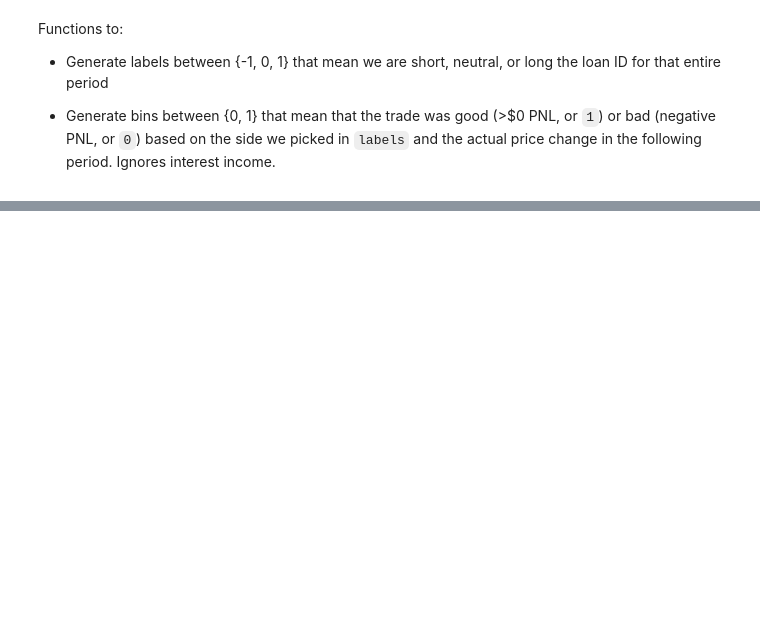
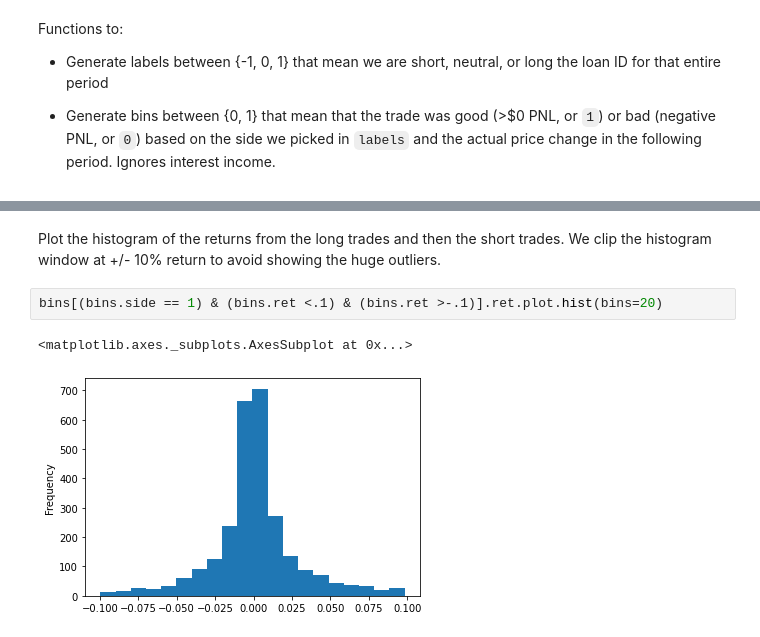
Before and after one commit to ivoytov/manhattan, a Jupyter notebook: loans.ipynb, the cells around one changed output, grey strips where cells are left out. Cells and saved outputs as stored; diff of their text form; blank space fills up the shorter version.

```diff
--- a/loans.ipynb
+++ b/loans.ipynb
@@ -327,0 +268,7 @@ Name: (2020-03-17 00:00:00, BL134368), dtype: object
+# %% [markdown]
+Plot the histogram of the returns from the long trades and then the short trades. We clip the histogram window at +/- 10% return to avoid showing the huge outliers.
+# %%
+bins[(bins.side == 1) & (bins.ret <.1) & (bins.ret >-.1)].ret.plot.hist(bins=20)
+# %% [output]
+<matplotlib.axes._subplots.AxesSubplot at 0x...>
+[figure, added]
```
Also changed, not shown: parts of 11 cells of this notebook.
